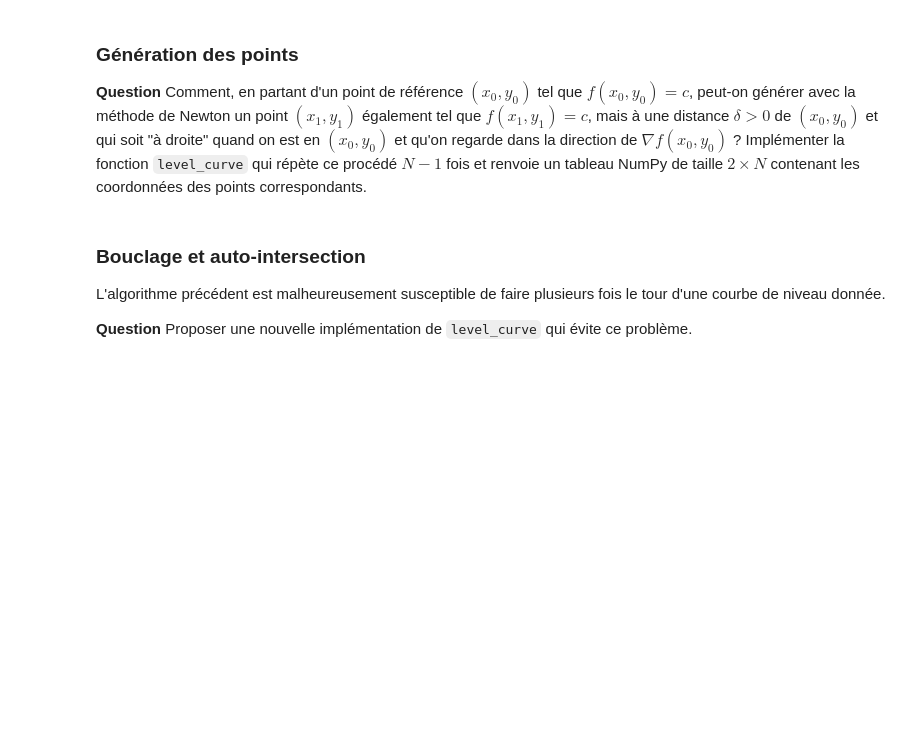
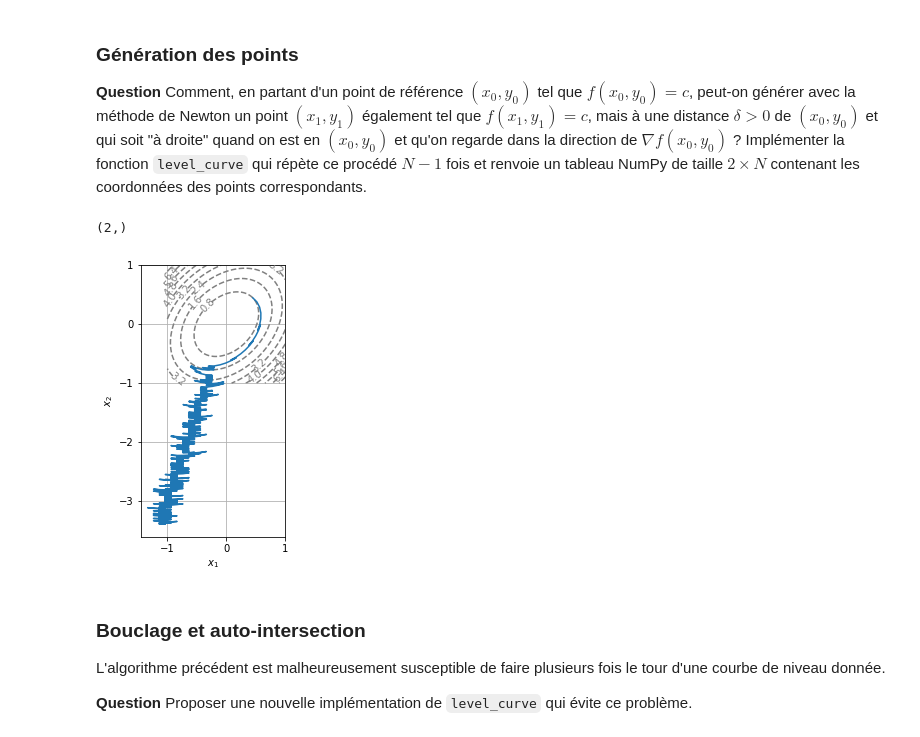
Before and after one commit to EliottBarbier/projet-maths, a Jupyter notebook: Projet numérique - Calcul différentiel.ipynb, the cells around one changed output. Drawn from its saved outputs; the diff is of its cells as text; code cells hidden in the pictures; blank space fills up the shorter version.

```diff
--- a/Projet numérique - Calcul différentiel.ipynb
+++ b/Projet numérique - Calcul différentiel.ipynb
@@ -204,9 +208,48 @@ Newton(F,0.8,0.8)
 ### Génération des points
 
 **Question** Comment, en partant d'un point de référence $(x_0, y_0)$ tel que $f(x_0, y_0)=c$, peut-on générer avec la méthode de Newton un point $(x_1, y_1)$ également tel que $f(x_1, y_1) = c$, mais à une distance $\delta > 0$ de $(x_0, y_0)$ et qui soit "à droite" quand on est en $(x_0, y_0)$ et qu'on regarde dans la direction de $\nabla f(x_0, y_0)$ ? Implémenter la fonction `level_curve` qui répète ce procédé $N-1$ fois et renvoie un tableau NumPy de taille $2 \times N$ contenant les coordonnées des points correspondants.
-# %%
-def level_curve(f, x0, y0, delta=0.1, N=1000, eps=eps):
-   ...
+# %%
+def level_curve(f, x0, y0, delta=0.1, N=1000, eps=eps):
+    tab=np.empty( (2,N) )
+    print(tab[:,0].shape)
+    tab[:,0]=np.array([x0,y0])
+    x,y=x0,y0
+    for k in range(1,N):
+        grad_f=grad(f)
+
+        gradient=grad_f(x,y)
+        sol1y= - delta/np.sqrt(1+ (gradient[1]/gradient[0])**2 )
+        sol1x= -gradient[1]/gradient[0] * sol1y
+
+        if np.dot(gradient, np.array([sol1x,sol1y])) >=0 : #On veut que le produit scalaire soir positif pour que la sol aille
+                                                            # dans le même sens que le gradient
+            x=sol1x+x
+            y=sol1y+y
+
+        else:
+            x=-sol1x+x
+            y=-sol1y+y
+        tab[:,k]=np.array([x,y])
+
+    return (tab)
+
+x0,y0=Newton(F,0.8,0.8)
+tab=level_curve(f1,x0,y0)
+
+X=tab[0,:]
+Y=tab[1,:]
+
+display_contour(
+    f1,
+    x=np.linspace(-1.0, 1.0, 100),
+    y=np.linspace(-1.0, 1.0, 100),
+    levels=10 # 10 levels, automatically selected
+)
+plt.plot(X,Y)
+plt.show();
+# %% [output]
+(2,)
+[figure, added]
 # %% [markdown]
 ### Bouclage et auto-intersection
 
```
Also changed, not shown: parts of 2 cells of this notebook.
